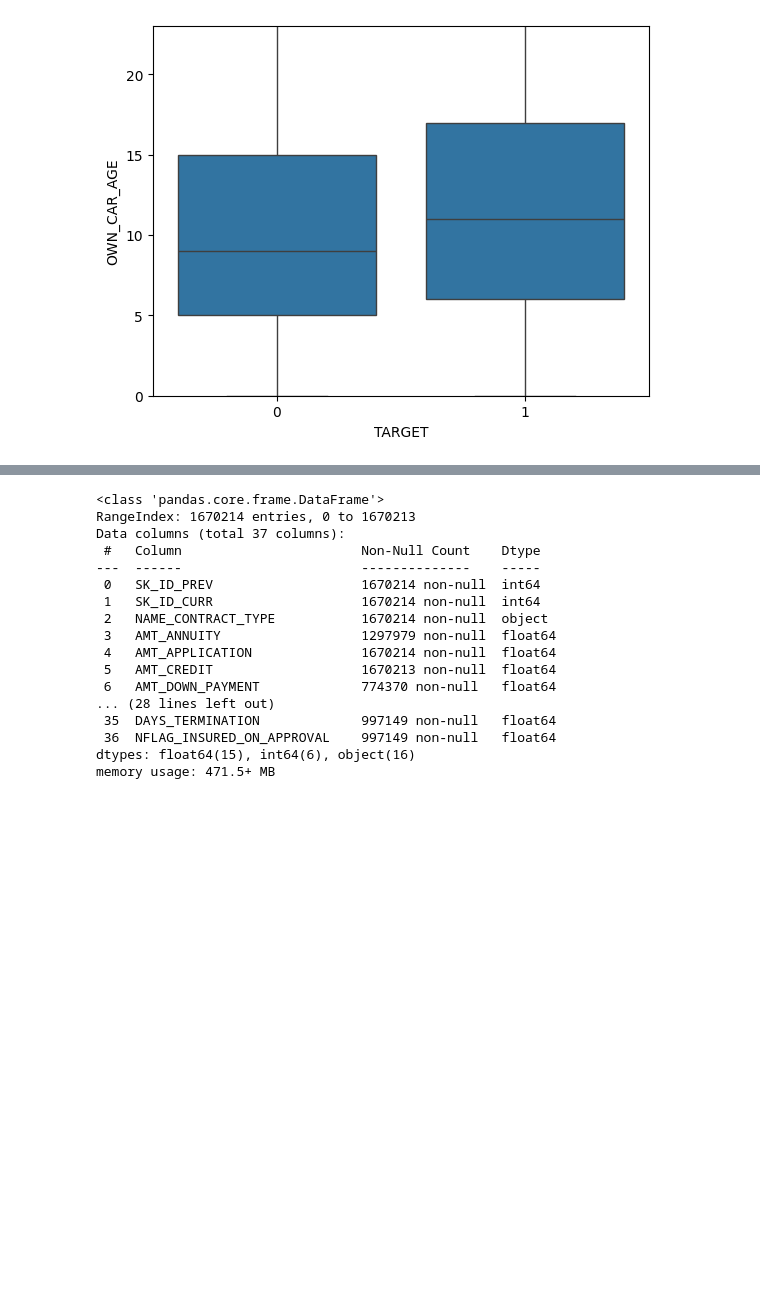
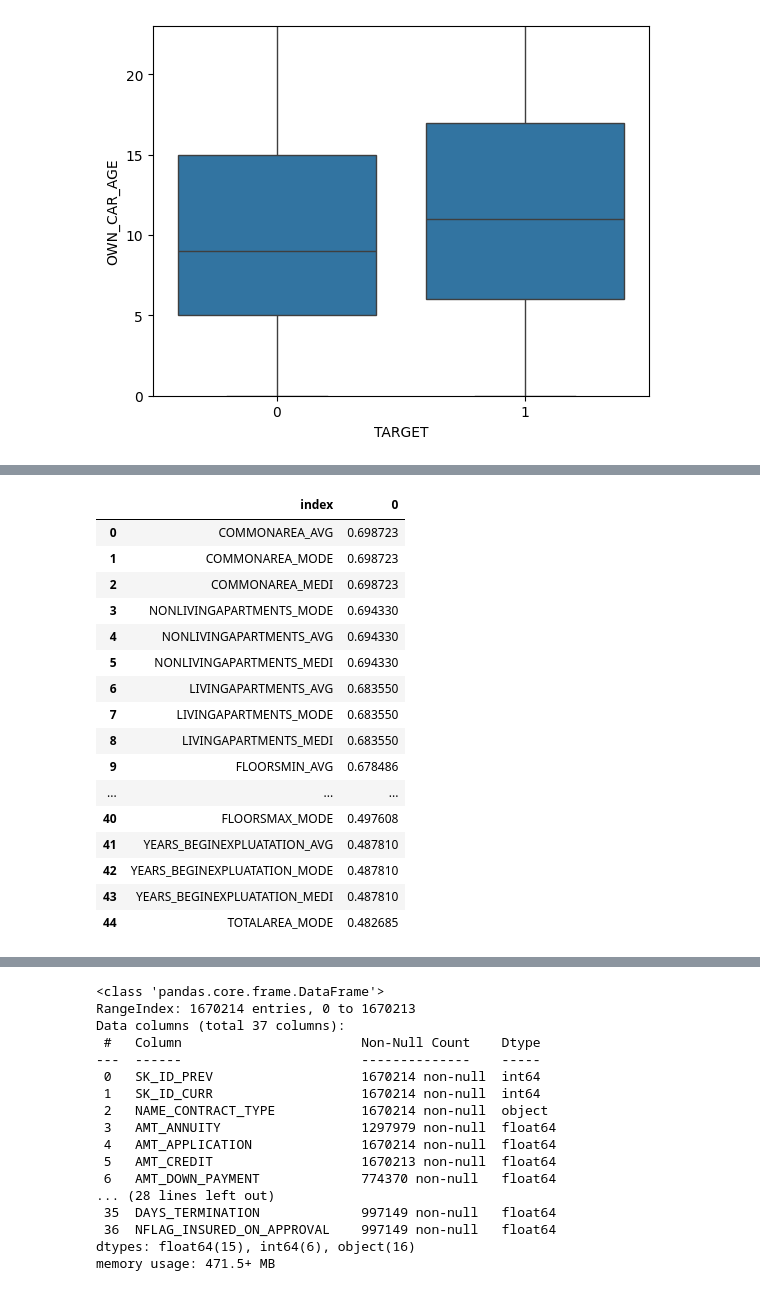
Before and after one commit to AayushParab44/240840325001_EDA_Statistics_Exam, a Jupyter notebook: 240840325001_EDA_Exam.ipynb, the cells around one changed output, grey strips where cells are left out. Drawn from its saved outputs; the diff is of its cells as text; code cells hidden in the pictures; blank space fills up the shorter version.

```diff
--- a/240840325001_EDA_Exam.ipynb
+++ b/240840325001_EDA_Exam.ipynb
@@ -215,0 +255,21 @@ obj_cols_app=['NAME_CONTRACT_TYPE', 'CODE_GENDER', 'FLAG_OWN_CAR', 'FLAG_OWN_REA
+# %%
+null_df_drop=null_df[null_df[0]>.47]
+null_df_drop
+# %% [output]
+|  | index | 0 |
+| 0 | COMMONAREA_AVG | 0.698723 |
+| 1 | COMMONAREA_MODE | 0.698723 |
+| 2 | COMMONAREA_MEDI | 0.698723 |
+| 3 | NONLIVINGAPARTMENTS_MODE | 0.694330 |
+| 4 | NONLIVINGAPARTMENTS_AVG | 0.694330 |
+| 5 | NONLIVINGAPARTMENTS_MEDI | 0.694330 |
+| 6 | LIVINGAPARTMENTS_AVG | 0.683550 |
+| 7 | LIVINGAPARTMENTS_MODE | 0.683550 |
+| 8 | LIVINGAPARTMENTS_MEDI | 0.683550 |
+| 9 | FLOORSMIN_AVG | 0.678486 |
+| ... | ... | ... |
+| 40 | FLOORSMAX_MODE | 0.497608 |
+| 41 | YEARS_BEGINEXPLUATATION_AVG | 0.487810 |
+| 42 | YEARS_BEGINEXPLUATATION_MODE | 0.487810 |
+| 43 | YEARS_BEGINEXPLUATATION_MEDI | 0.487810 |
+| 44 | TOTALAREA_MODE | 0.482685 |
```
Also changed, not shown: parts of 16 cells of this notebook.
